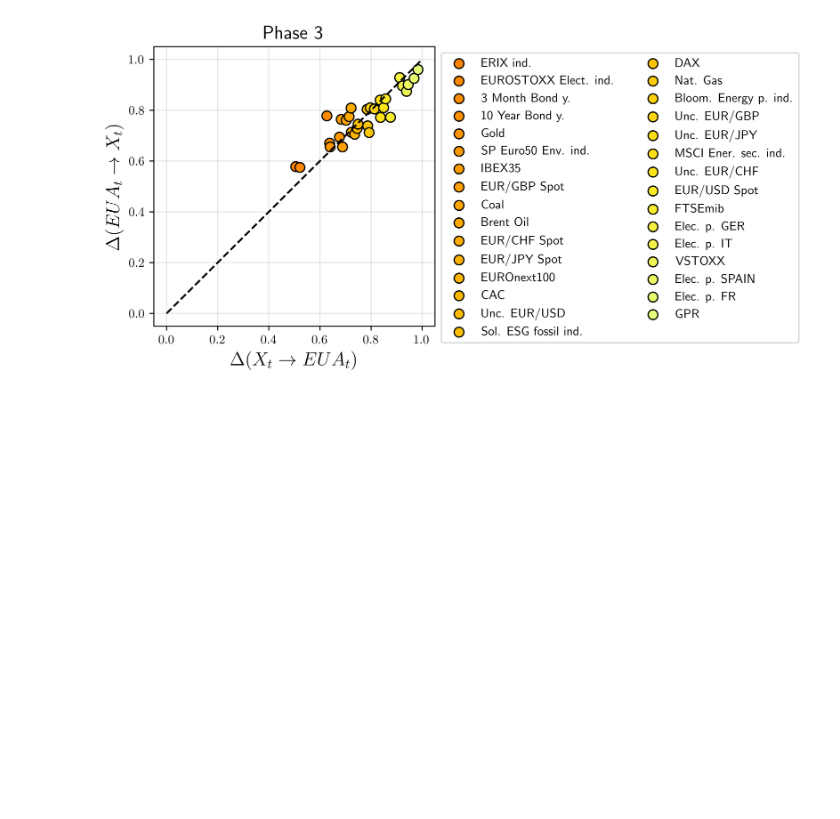
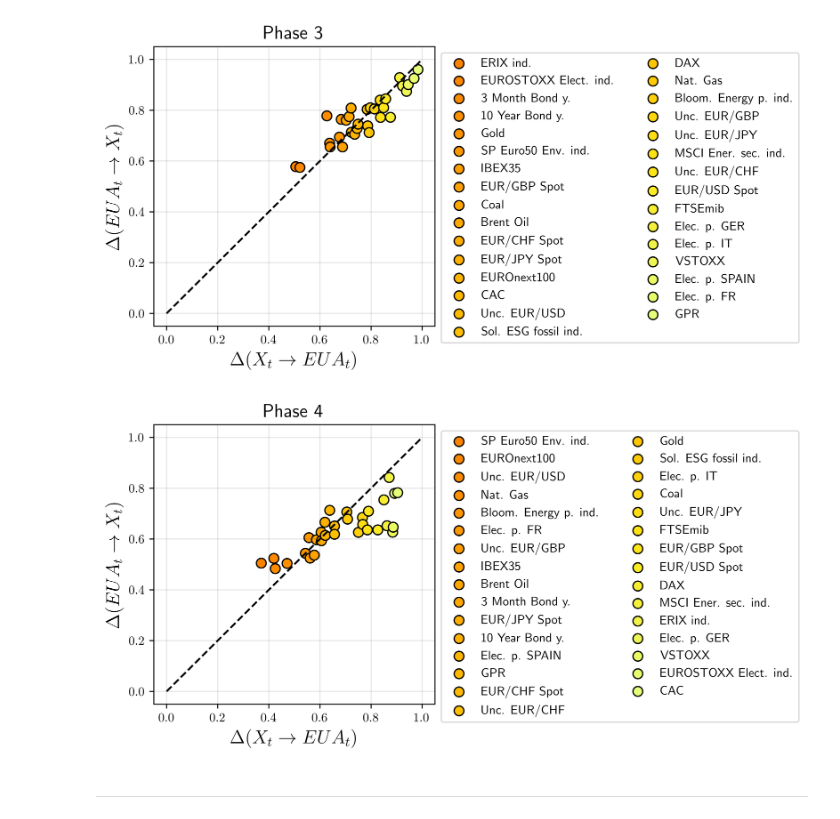
Before and after one commit to SaveChris/Inf-Imb-for-EUA23, a Jupyter notebook: SRC/Sec_4_Empirical analysis.ipynb, the cells around one changed output. Saved outputs shown, nothing was run; the diff lists cells and outputs as text; code cells hidden in the pictures; blank space fills up the shorter version.

```diff
--- a/SRC/Sec_4_Empirical analysis.ipynb
+++ b/SRC/Sec_4_Empirical analysis.ipynb
@@ -337,3 +335,6 @@ plt.show()
 fig.savefig('../Figures/Fig5_1_Imbalance_Phase3.png', dpi=700)
 # %% [output]
 [figure]
+# %%
+X_3 = X[1782:,:]
+y_3 = y[1782:,:]
@@ -339,0 +363,41 @@ fig.savefig('../Figures/Fig5_1_Imbalance_Phase3.png', dpi=700)
+# %%
+inf_imb_y_to_X = []
+inf_imb_y_to_X_average = []
+
+for i in range(X_3.shape[1]):
+    print(i)
+    X_3_i = X_3[:, [i]]
+    d_x_3_i = squareform(pdist(X_3_i, 'euclidean'))
+    d_3 = Data(y_3, maxk=y_3.shape[0]-1)
+    d_3.compute_distances()
+    inf_imb_y_to_X.append(_get_imbalance_from_d1_to_d2(d_3, d_X_3))
+    inf_imb_y_to_X_average.append(_get_average_imbalance_from_d1_to_d2(d_3, d_x_3_i))
+# %%
+sort_idx = np.argsort(inf_imb_X_to_y_average)
+inf_imb_X_to_y_average = np.array(inf_imb_X_to_y_average)[sort_idx]
+inf_imb_X_to_y = np.array(inf_imb_X_to_y)[sort_idx]
+labels = labels[sort_idx]
+inf_imb_y_to_X_average = np.array(inf_imb_y_to_X_average)[sort_idx]
+inf_imb_y_to_X = np.array(inf_imb_y_to_X)[sort_idx]
+# %%
+enumeration = np.arange(1, len(inf_imb_X_to_y_average)+1)
+single_imbs = np.zeros((31,2))
+single_imbs[:,0] = inf_imb_X_to_y_average
+single_imbs[:,1] = inf_imb_y_to_X_average
+# %%
+fig, ax = plt.subplots(figsize=(4,4), dpi = 700)
+ax.set_facecolor("white")
+for i, imbs in enumerate(single_imbs):
+    plt.scatter(imbs[0], imbs[1], color = colors1_test[i], s=60, edgecolor ='k', label = labels[i])
+plt.plot([0, 1], 'k--')
+plt.legend(ncol = 2, bbox_to_anchor=(1.0, 1.))
+plt.xlabel(r'$\Delta(X_{t} \rightarrow EUA_{t})$', fontsize=15)
+plt.ylabel(r'$\Delta(EUA_{t}\rightarrow X_{t})$', fontsize=15)
+plt.title('Phase 4', fontsize=15)
+plt.grid(axis='both',color="black", alpha=.1)
+plt.show()
+fig.savefig('../Figures/Fig5_2_Imbalance_Phase4.png', dpi=700)
+# %% [output]
+[figure, added]
+# %% [markdown]
+***
```
Also changed, not shown: parts of 3 cells of this notebook.
